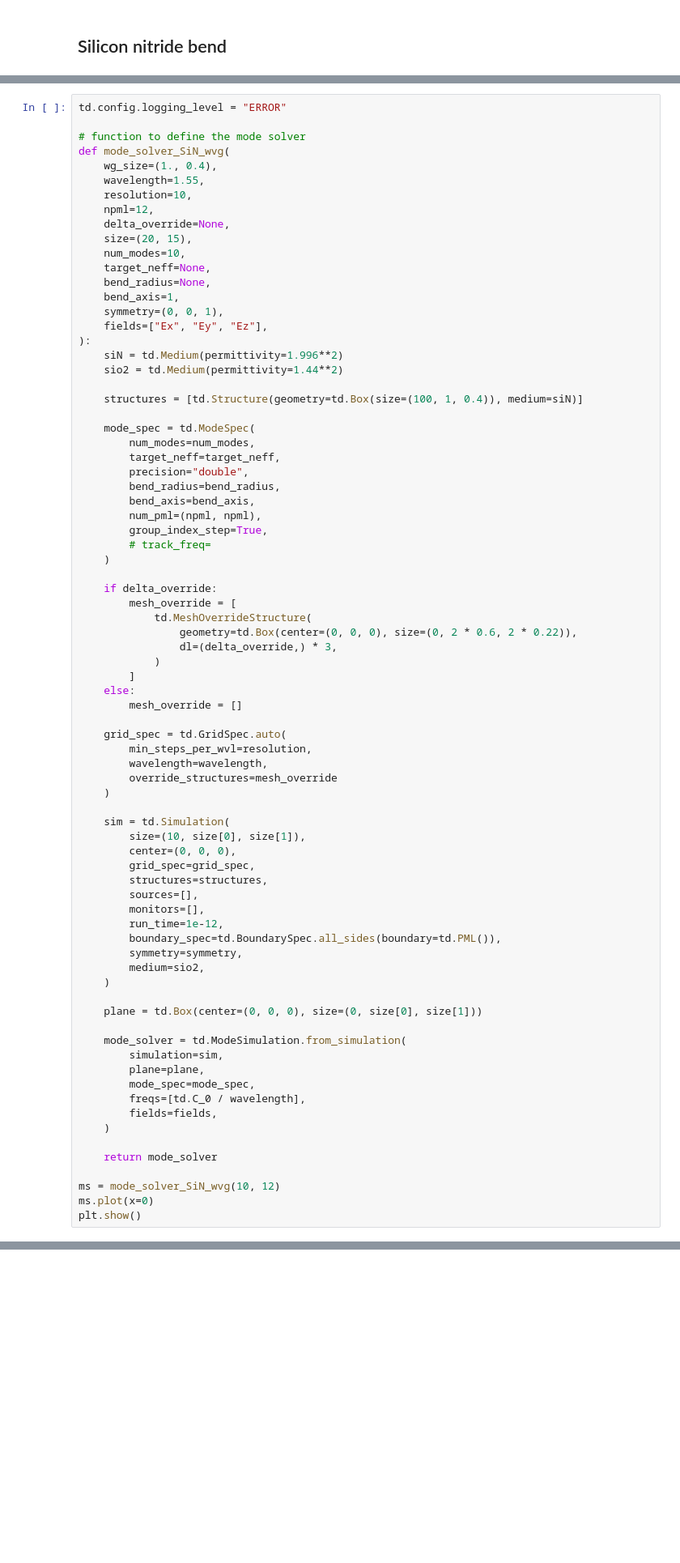
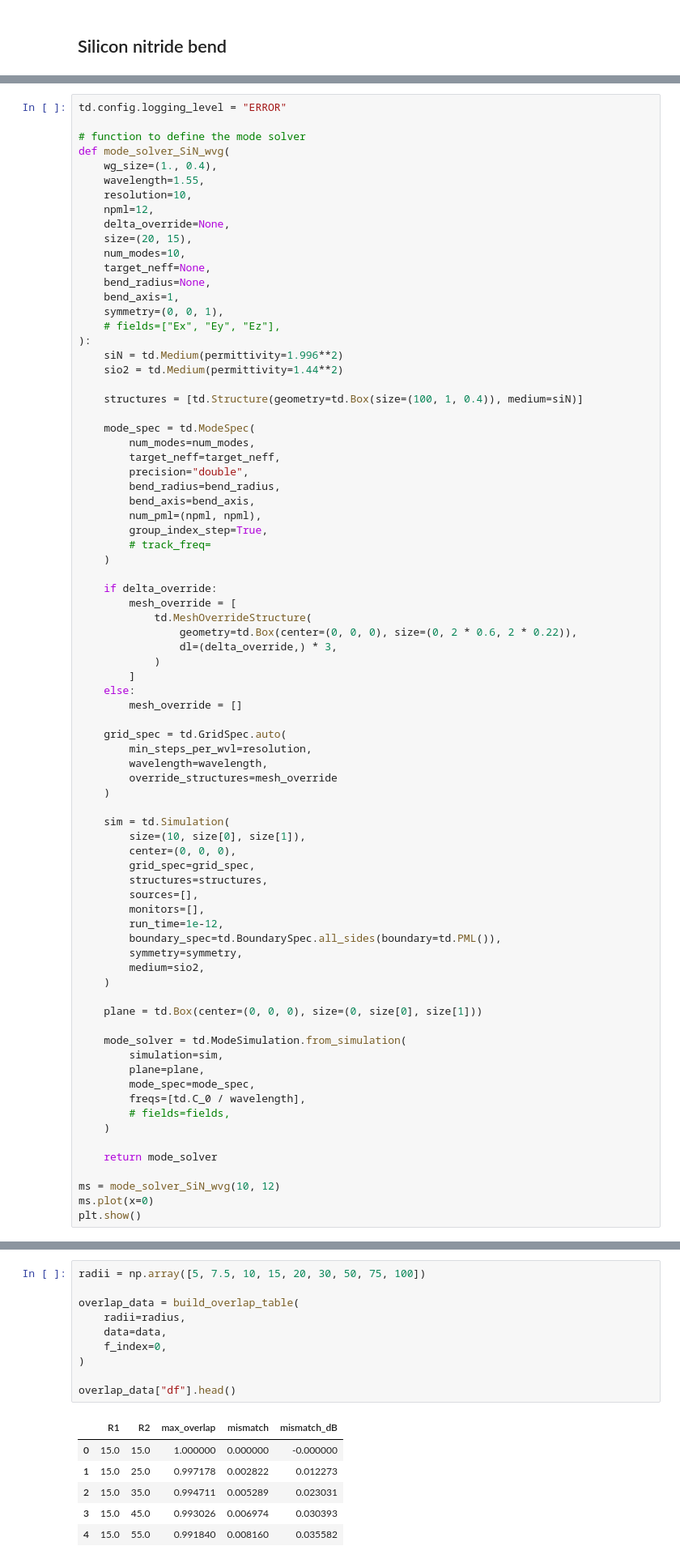
Before and after one commit to Arka-noid/sipho, a Jupyter notebook: simulations.ipynb, the cells around one changed output, grey strips where cells are left out. Shown at 81% size. Cells and saved outputs as stored; diff of their text form; blank space fills up the shorter version.

```diff
--- a/simulations.ipynb
+++ b/simulations.ipynb
@@ -549,7 +549,7 @@ def mode_solver_SiN_wvg(
     bend_radius=None,
     bend_axis=1,
     symmetry=(0, 0, 1),
-    fields=["Ex", "Ey", "Ez"],
+    # fields=["Ex", "Ey", "Ez"],
 ):
     siN = td.Medium(permittivity=1.996**2)
     sio2 = td.Medium(permittivity=1.44**2)
@@ -603,7 +603,7 @@ def mode_solver_SiN_wvg(
         plane=plane,
         mode_spec=mode_spec,
         freqs=[td.C_0 / wavelength],
-        fields=fields,
+        # fields=fields,
     )
 
     return mode_solver
@@ -708,3 +816,20 @@ Name: (193414489032258.06, 2), dtype: object
+# %%
+radii = np.array([5, 7.5, 10, 15, 20, 30, 50, 75, 100])
+
+overlap_data = build_overlap_table(
+    radii=radius,
+    data=data,
+    f_index=0,
+)
+
+overlap_data["df"].head()
+# %% [output]
+|  | R1 | R2 | max_overlap | mismatch | mismatch_dB |
+| 0 | 15.0 | 15.0 | 1.000000 | 0.000000 | -0.000000 |
+| 1 | 15.0 | 25.0 | 0.997178 | 0.002822 | 0.012273 |
+| 2 | 15.0 | 35.0 | 0.994711 | 0.005289 | 0.023031 |
+| 3 | 15.0 | 45.0 | 0.993026 | 0.006974 | 0.030393 |
+| 4 | 15.0 | 55.0 | 0.991840 | 0.008160 | 0.035582 |
 # %% [markdown]
 ### Analytical model
 
```
Also changed, not shown: parts of 7 cells of this notebook.
